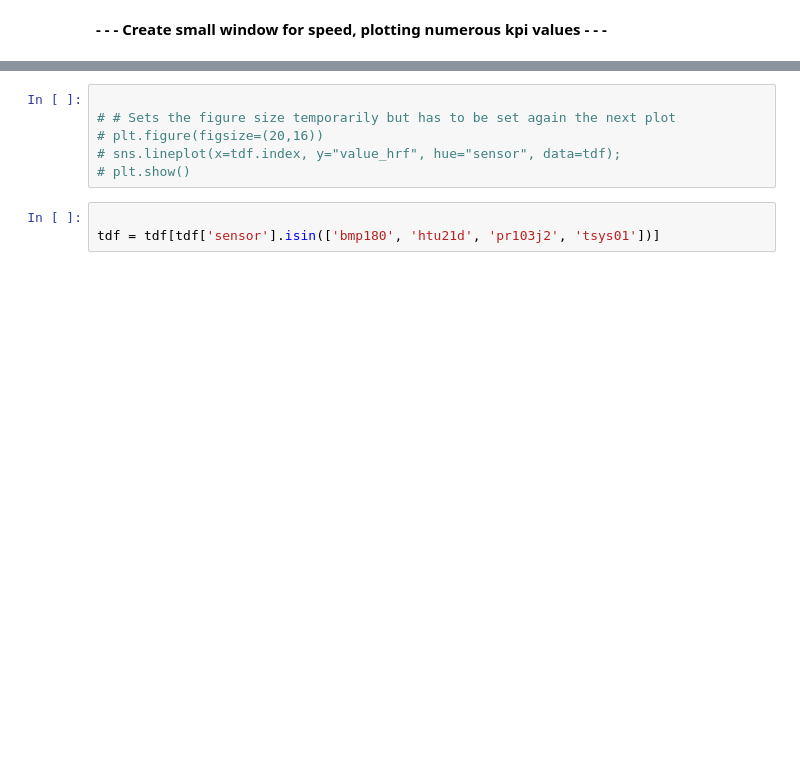
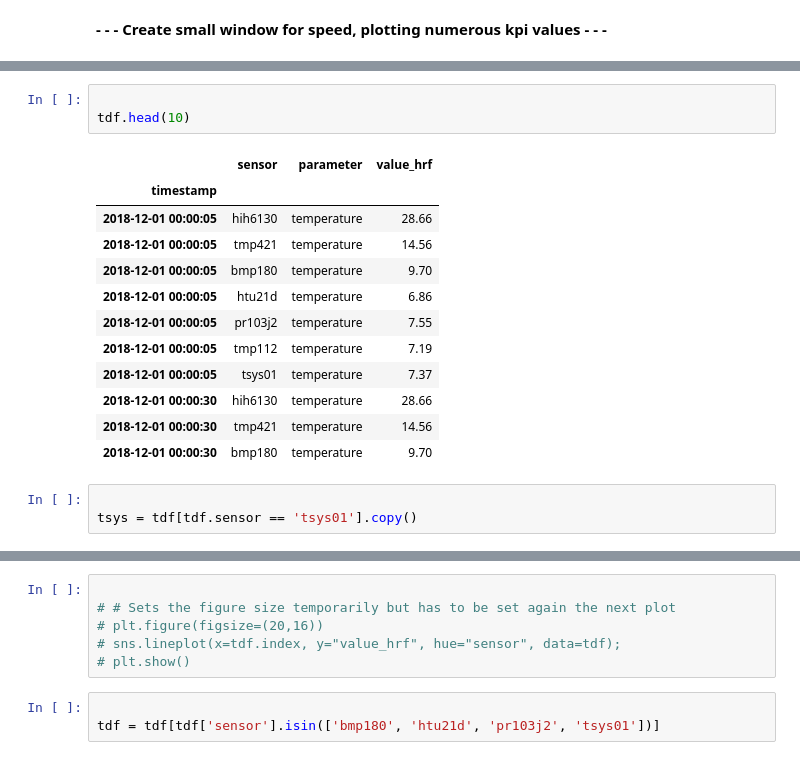
Before and after one commit to tombresee/SensorAnalysis, a Jupyter notebook: ENTER/code/012_DBSCAN_final.ipynb, the cells around one changed output, grey strips where cells are left out. Drawn from its saved outputs; the diff is of its cells as text; blank space fills up the shorter version.

```diff
--- a/ENTER/code/011_DBSCAN_initial_examination.ipynb
+++ b/ENTER/code/012_DBSCAN_final.ipynb
@@ -661,0 +213,19 @@ len(tdf)
+# %%
+
+tdf.head(10)
+# %% [output]
+|  | sensor | parameter | value_hrf |
+| timestamp |  |  |  |
+| 2018-12-01 00:00:05 | hih6130 | temperature | 28.66 |
+| 2018-12-01 00:00:05 | tmp421 | temperature | 14.56 |
+| 2018-12-01 00:00:05 | bmp180 | temperature | 9.70 |
+| 2018-12-01 00:00:05 | htu21d | temperature | 6.86 |
+| 2018-12-01 00:00:05 | pr103j2 | temperature | 7.55 |
+| 2018-12-01 00:00:05 | tmp112 | temperature | 7.19 |
+| 2018-12-01 00:00:05 | tsys01 | temperature | 7.37 |
+| 2018-12-01 00:00:30 | hih6130 | temperature | 28.66 |
+| 2018-12-01 00:00:30 | tmp421 | temperature | 14.56 |
+| 2018-12-01 00:00:30 | bmp180 | temperature | 9.70 |
+# %%
+
+tsys = tdf[tdf.sensor == 'tsys01'].copy()
```
Also changed, not shown: parts of 161 cells of this notebook, 6 other files.
